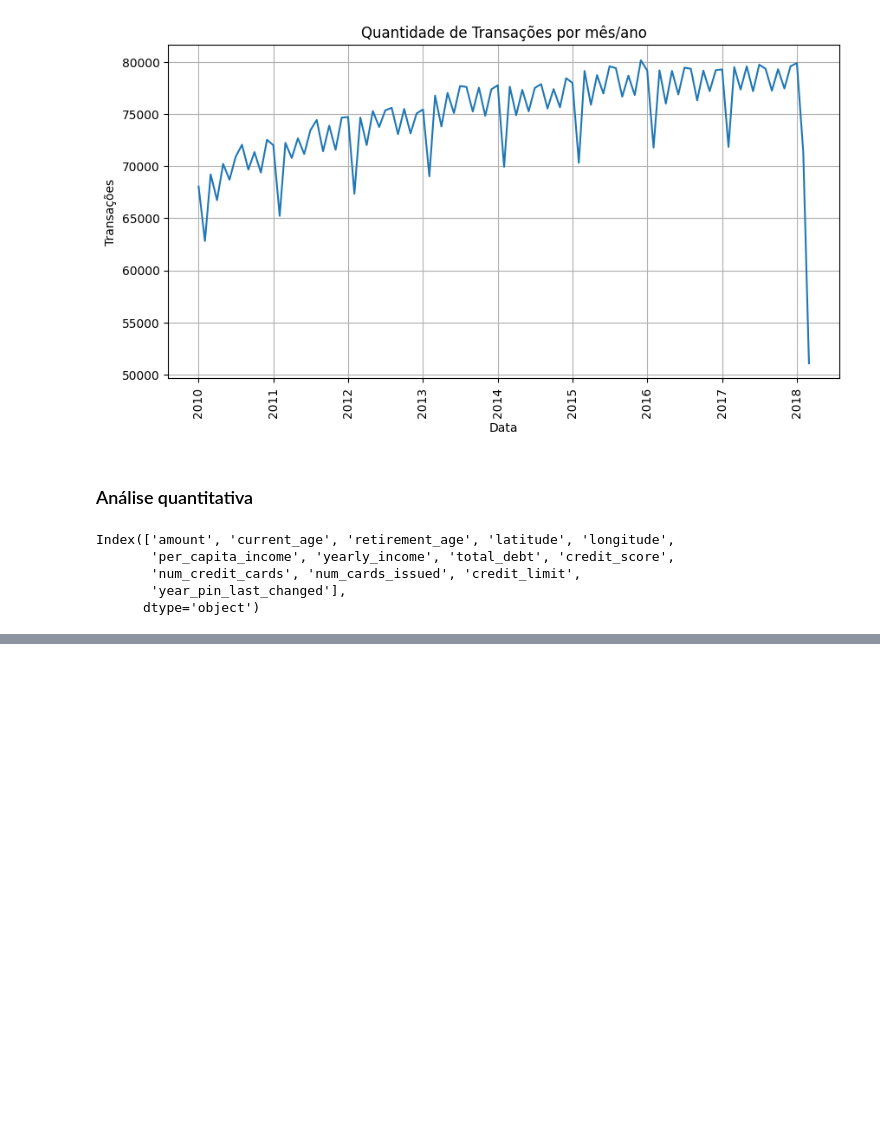
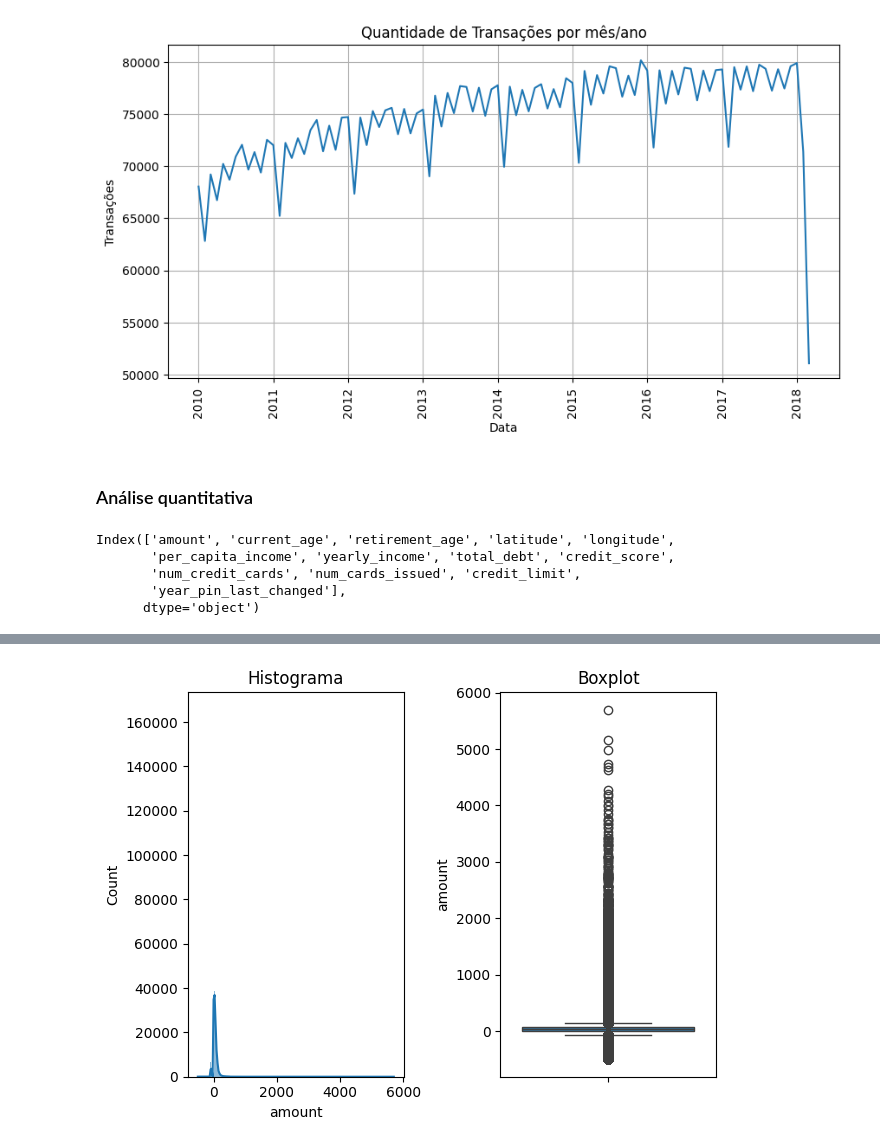
Before and after one commit to Angelicogfa/tcc_mba_datascience_analytics_usp_esalq, a Jupyter notebook: 02-analise_exploratoria.ipynb, the cells around one changed output, grey strips where cells are left out. Drawn from its saved outputs; the diff is of its cells as text; code cells hidden in the pictures; blank space fills up the shorter version.

```diff
--- a/02-analise_exploratoria.ipynb
+++ b/02-analise_exploratoria.ipynb
@@ -180,0 +195,13 @@ Index(['amount', 'current_age', 'retirement_age', 'latitude', 'longitude',
+# %%
+plt.subplot(1, 2, 1)
+plt.title('Histograma')
+sns.histplot(df['amount'], kde=True)
+
+plt.subplot(1, 2, 2)
+plt.title('Boxplot')
+sns.boxplot(df['amount'])
+
+plt.tight_layout()
+plt.show()
+# %% [output]
+[figure, added]
```
Also changed, not shown: parts of 12 cells of this notebook.
